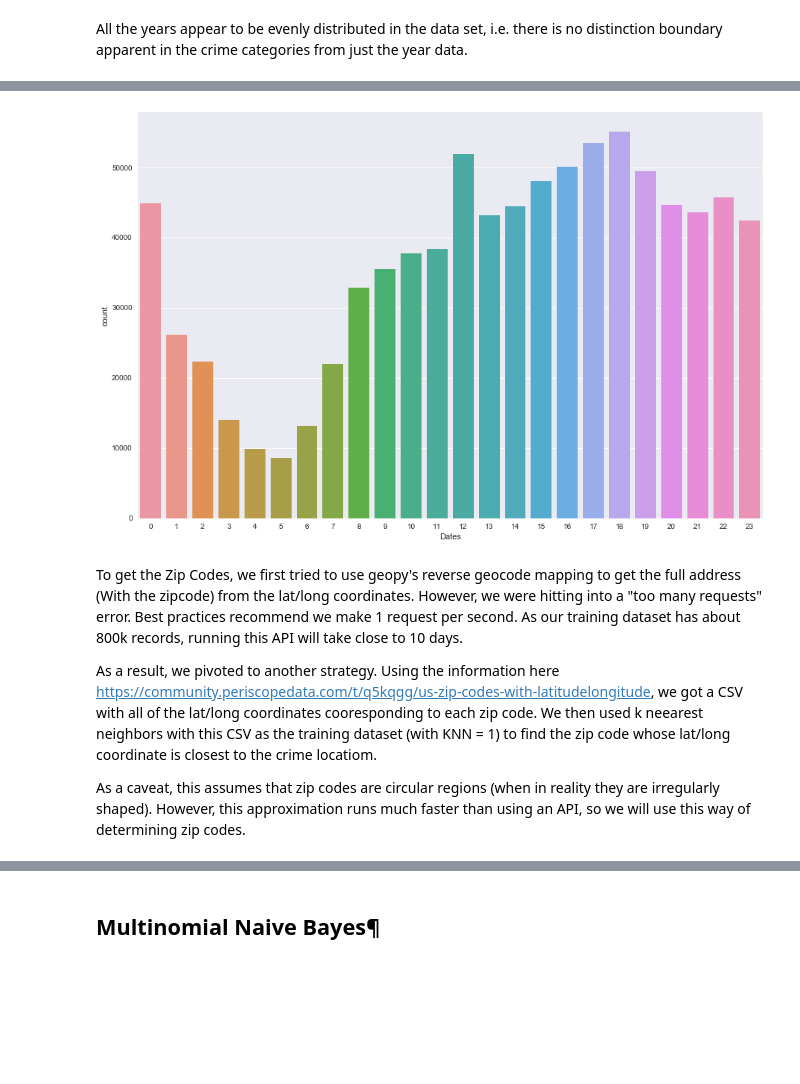
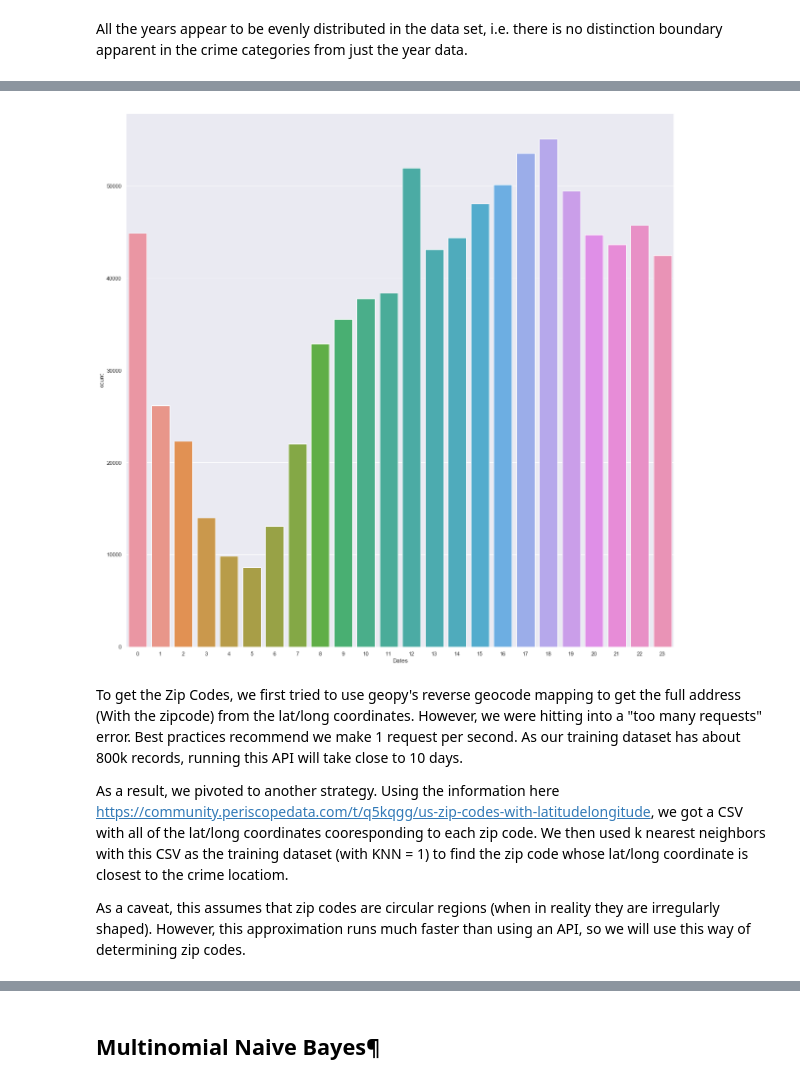
Before and after one commit to suhasgupta791/MIDS_W207_Final_Project, a Jupyter notebook: SuhasGupta_NehaKumar_BaselineSubmission_finalproject.ipynb, the cells around one changed output, grey strips where cells are left out. Saved outputs shown, nothing was run; the diff lists cells and outputs as text; code cells hidden in the pictures; blank space fills up the shorter version.

```diff
--- a/SuhasGupta_NehaKumar_BaselineSubmission_finalproject.ipynb
+++ b/SuhasGupta_NehaKumar_BaselineSubmission_finalproject.ipynb
@@ -15,16 +15,19 @@ from geopy.geocoders import Nominatim
 from geopy.extra.rate_limiter import RateLimiter
 import time
 
-# SK-learn libraries for learning.
+# SK-learn libraries for learninf and preprocessing
 from sklearn import preprocessing
 from sklearn.pipeline import Pipeline
 from sklearn.neighbors import KNeighborsClassifier
 from sklearn.linear_model import LogisticRegression
 from sklearn.tree import DecisionTreeClassifier
 from sklearn.naive_bayes import BernoulliNB
+from sklearn.naive_bayes import GaussianNB
 from sklearn.naive_bayes import MultinomialNB
+from sklearn.ensemble import RandomForestClassifier
 from sklearn.model_selection import GridSearchCV
 from sklearn.model_selection import train_test_split
+from sklearn.compose import ColumnTransformer
 
 # SK-learn libraries for evaluation.
 from sklearn.metrics import confusion_matrix
@@ -34,7 +37,7 @@ from sklearn.metrics import classification_report
 # This tells matplotlib not to try opening a new window for each plot.
 %matplotlib inline
 # Set the figure size for seaborn plots
-sns.set(rc={'figure.figsize':(15,10)})
+sns.set(rc={'figure.figsize':(20,20)})
 # %% [markdown]
 We selected the SF Crime competition
 
@@ -146,0 +154,4 @@ As an additional note, we notice that some categories have very poor representat
+# %%
+train.drop(train.index[train['Category'] == 'PORNOGRAPHY/OBSCENE MAT'], inplace = True)
+train.drop(train.index[train['Category'] == 'TREA'], inplace = True)
+train['Category'].value_counts()
@@ -175,6 +204,6 @@ year_vals = (train_v2['Dates'].str.split('-').str[0]).values
 (np.unique(year_vals))
 g = sns.countplot(year_vals)
 
-train_v2['year'] = train_v2['Dates'].str.split('-').str[0]
-test_v2['year'] = test_v2['Dates'].str.split('-').str[0]
+train_v2['year'] = (pd.to_numeric(train_v2['Dates'].str.split('-').str[0])).astype('int64')
+test_v2['year'] = (pd.to_numeric(test_v2['Dates'].str.split('-').str[0])).astype('int64')
 # %% [output]
@@ -186,7 +215,6 @@ All the years appear to be evenly distributed in the data set, i.e. there is no
 month_vals = (train['Dates'].str.split('-').str[1]).values
 (np.unique(month_vals))
 g = sns.countplot(month_vals)
-
-train_v2['month'] = train_v2['Dates'].str.split('-').str[1]
-test_v2['month'] = test_v2['Dates'].str.split('-').str[1]
+train_v2['month'] = (pd.to_numeric(train_v2['Dates'].str.split('-').str[1])).astype('int64')
+test_v2['month'] = (pd.to_numeric(test_v2['Dates'].str.split('-').str[1])).astype('int64')
 # %% [output]
@@ -203,17 +231,17 @@ test_v2[:5]
 # %%
 # Look at just the hour in the Dates column
 hour_vals = pd.to_datetime(train['Dates'],infer_datetime_format=True).dt.hour
 (np.unique(hour_vals))
 g = sns.countplot(hour_vals)
 
-train_v2['hour'] = pd.to_datetime(train_v2['Dates'],infer_datetime_format=True).dt.hour
-test_v2['hour'] = pd.to_datetime(test_v2['Dates'],infer_datetime_format=True).dt.hour
+train_v2['hour'] = (pd.to_datetime(train_v2['Dates'],infer_datetime_format=True).dt.hour).astype('float64')
+test_v2['hour'] = (pd.to_datetime(test_v2['Dates'],infer_datetime_format=True).dt.hour).astype('float64')
 # %% [output]
-[figure, old version]
+[figure, new version]
 # %% [markdown]
 To get the Zip Codes, we first tried to use geopy's reverse geocode mapping to get the full address (With the zipcode) from the lat/long coordinates. However, we were hitting into a "too many requests" error. Best practices recommend we make 1 request per second. As our training dataset has about 800k records, running this API will take close to 10 days.
 
-As a result, we pivoted to another strategy. Using the information here https://community.periscopedata.com/t/q5kqgg/us-zip-codes-with-latitudelongitude, we got a CSV with all of the lat/long coordinates cooresponding to each zip code. We then used k neearest neighbors with this CSV as the training dataset (with KNN = 1) to find the zip code whose lat/long coordinate is closest to the crime locatiom.
+As a result, we pivoted to another strategy. Using the information here https://community.periscopedata.com/t/q5kqgg/us-zip-codes-with-latitudelongitude, we got a CSV with all of the lat/long coordinates cooresponding to each zip code. We then used k nearest neighbors with this CSV as the training dataset (with KNN = 1) to find the zip code whose lat/long coordinate is closest to the crime locatiom.
 
 As a caveat, this assumes that zip codes are circular regions (when in reality they are irregularly shaped). However, this approximation runs much faster than using an API, so we will use this way of determining zip codes.
 # %%
```
Also changed, not shown: parts of 36 cells of this notebook.
